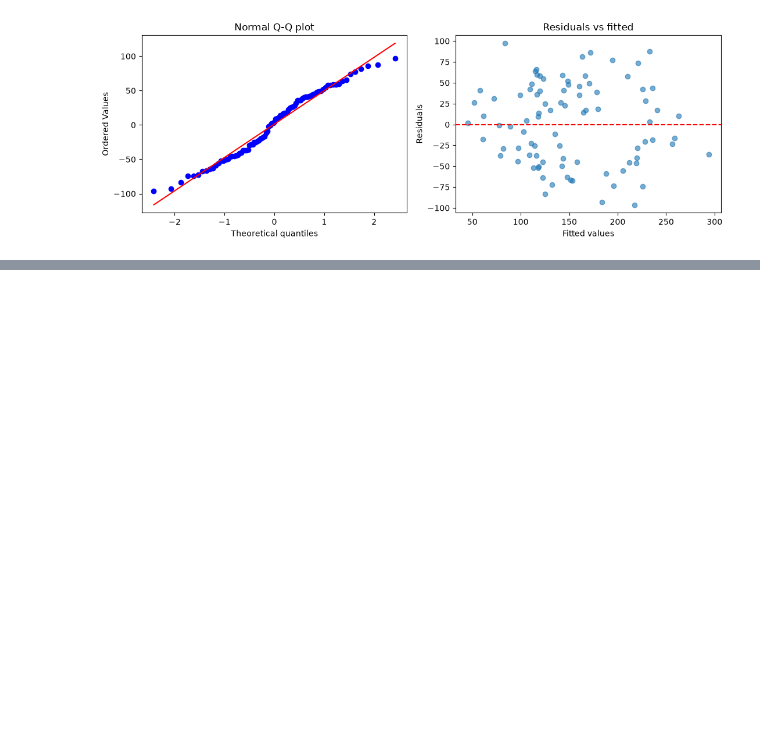
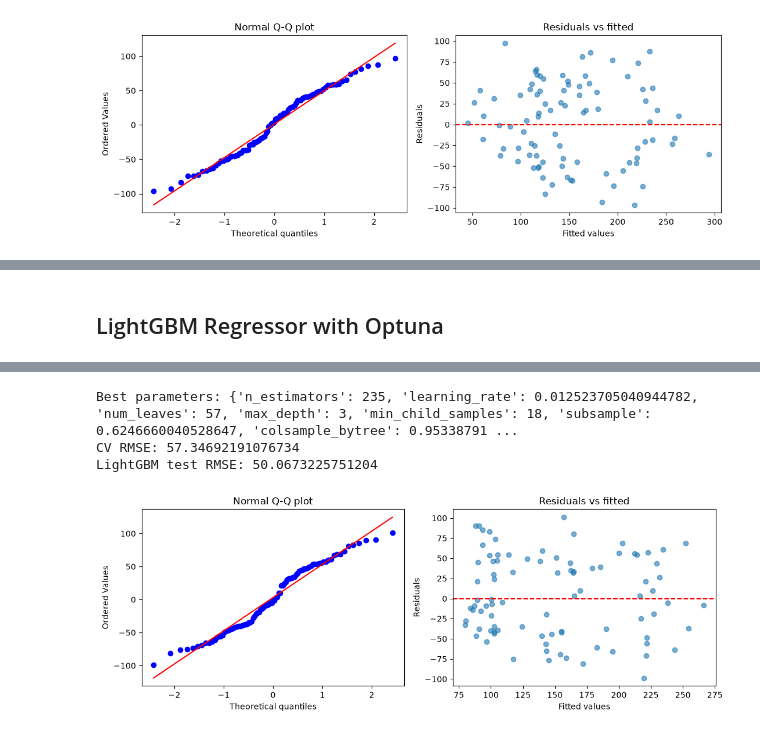
Before and after one commit to beep1000101/ml-classic, a Jupyter notebook: notebooks/linear_reg_diabetes_sklearn.ipynb, the cells around one changed output, grey strips where cells are left out. Saved outputs shown, nothing was run; the diff lists cells and outputs as text; code cells hidden in the pictures; blank space fills up the shorter version.

```diff
--- a/notebooks/linear_reg_diabetes_sklearn.ipynb
+++ b/notebooks/linear_reg_diabetes_sklearn.ipynb
@@ -427,0 +475,41 @@ Test RMSE: 49.91123865684805
+# %% [markdown]
+## LightGBM Regressor with Optuna
+# %%
+def lgbm_objective(trial):
+    params = {
+        "n_estimators": trial.suggest_int("n_estimators", 100, 1000),
+        "learning_rate": trial.suggest_float("learning_rate", 0.01, 0.2, log=True),
+        "num_leaves": trial.suggest_int("num_leaves", 8, 64),
+        "max_depth": trial.suggest_int("max_depth", 3, 12),
+        "min_child_samples": trial.suggest_int("min_child_samples", 5, 40),
+        "subsample": trial.suggest_float("subsample", 0.6, 1.0),
+        "colsample_bytree": trial.suggest_float("colsample_bytree", 0.6, 1.0),
+        "reg_alpha": trial.suggest_float("reg_alpha", 1e-8, 10.0, log=True),
+        "reg_lambda": trial.suggest_float("reg_lambda", 1e-8, 10.0, log=True),
+    }
+    model = LGBMRegressor(
+        **params,
+        subsample_freq=1,
+        random_state=10,
+        n_jobs=1,
+        verbosity=-1,
+    )
+    return cv_rmse(model)
+
+
+lgbm_study = optuna.create_study(
+    direction="minimize",
+    sampler=TPESampler(seed=10),
+)
+lgbm_study.optimize(lgbm_objective, n_trials=50)
+
+lgbm_model = LGBMRegressor(
+    **lgbm_study.best_params,
+    subsample_freq=1,
+    random_state=10,
+    n_jobs=1,
+    verbosity=-1,
+)
+lgbm_model.fit(X_train, y_train)
+report_regression_results(lgbm_model, lgbm_study, "LightGBM")
+# %% [output]
@@ -427,0 +533,4 @@ Test RMSE: 49.91123865684805
+Best parameters: {'n_estimators': 235, 'learning_rate': 0.012523705040944782, 'num_leaves': 57, 'max_depth': 3, 'min_child_samples': 18, 'subsample': 0.6246660040528647, 'colsample_bytree': 0.95338791 ...
+CV RMSE: 57.34692191076734
+LightGBM test RMSE: 50.0673225751204
+[figure, added]
```
Also changed, not shown: parts of 6 cells of this notebook.
